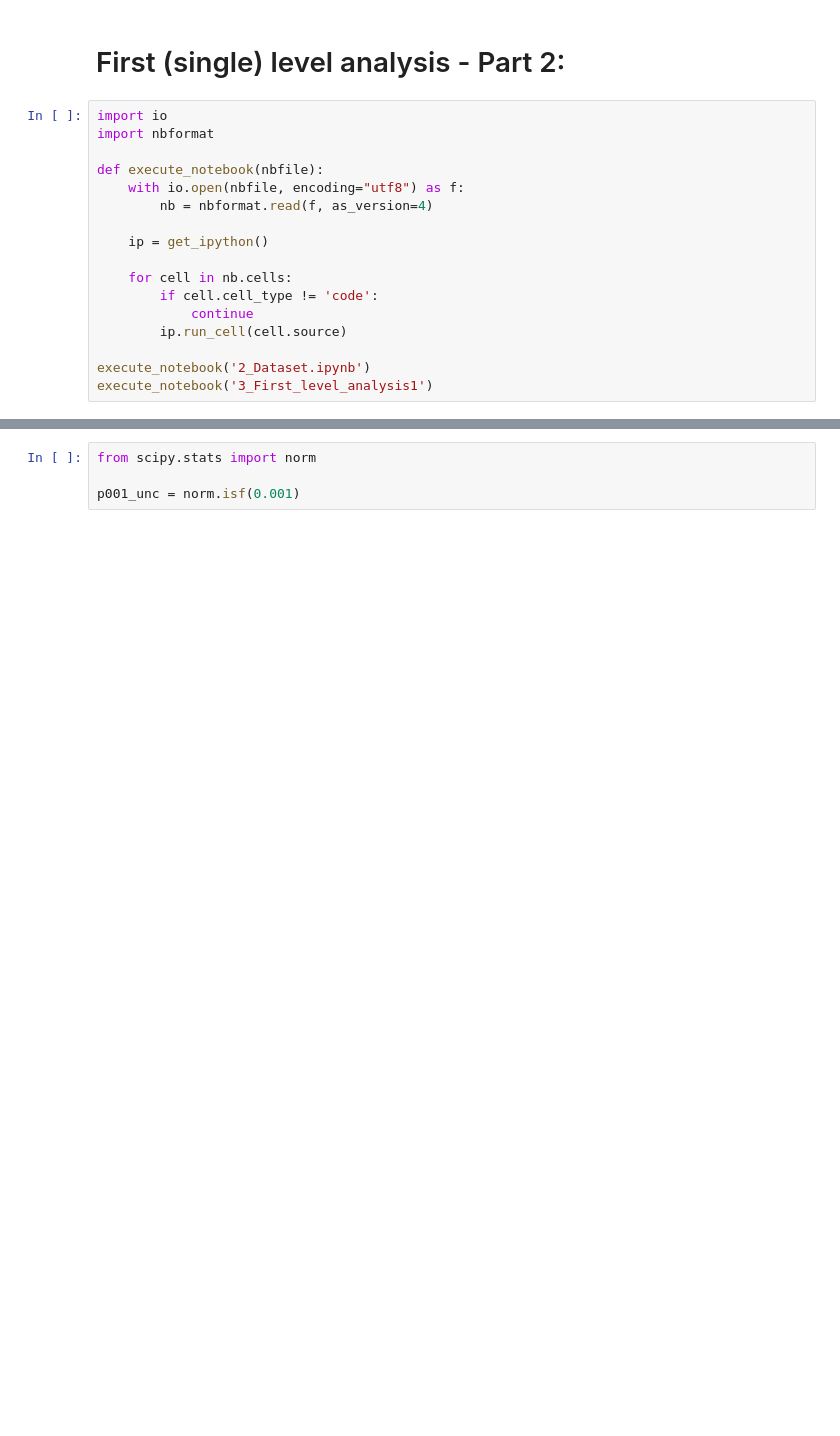
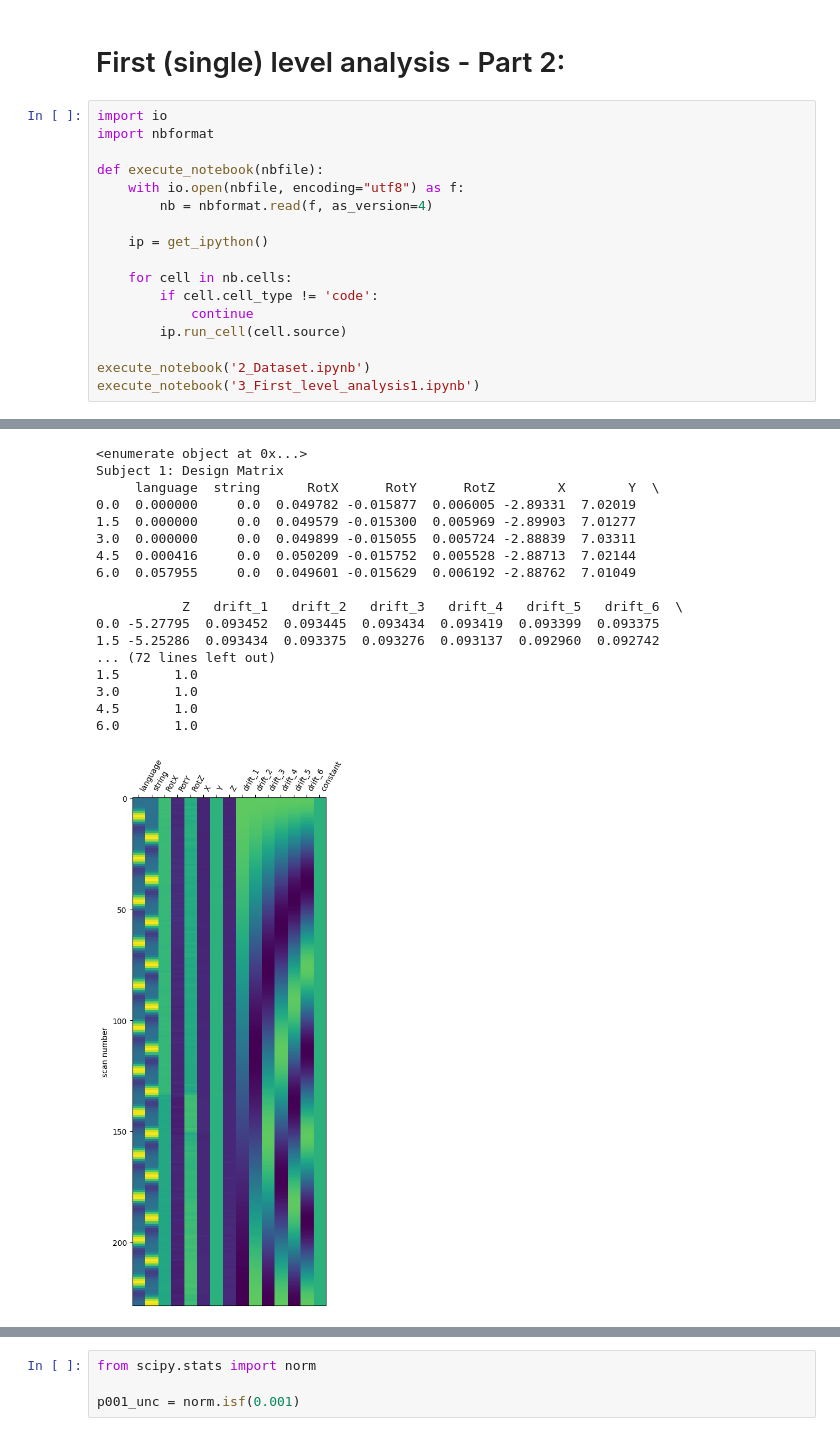
Before and after one commit to pegaseehorn/nilearn_notebook, a Jupyter notebook: book/fMRI_analysis_with_nilearn/3.2_First_level_analysis2.ipynb, the cells around one changed output, grey strips where cells are left out. Drawn from its saved outputs; the diff is of its cells as text; blank space fills up the shorter version.

```diff
--- a/book/fMRI_analysis_with_nilearn/3.2_First_level_analysis2.ipynb
+++ b/book/fMRI_analysis_with_nilearn/3.2_First_level_analysis2.ipynb
@@ -16,4 +16,5 @@ def execute_notebook(nbfile):
         ip.run_cell(cell.source)
 
 execute_notebook('2_Dataset.ipynb')
-execute_notebook('3_First_level_analysis1')
+execute_notebook('3_First_level_analysis1.ipynb')
+# %% [output]
@@ -19,0 +38,18 @@ execute_notebook('3_First_level_analysis1')
+<enumerate object at 0x...>
+Subject 1: Design Matrix
+     language  string      RotX      RotY      RotZ        X        Y  \
+0.0  0.000000     0.0  0.049782 -0.015877  0.006005 -2.89331  7.02019
+1.5  0.000000     0.0  0.049579 -0.015300  0.005969 -2.89903  7.01277
+3.0  0.000000     0.0  0.049899 -0.015055  0.005724 -2.88839  7.03311
+4.5  0.000416     0.0  0.050209 -0.015752  0.005528 -2.88713  7.02144
+6.0  0.057955     0.0  0.049601 -0.015629  0.006192 -2.88762  7.01049
+
+           Z   drift_1   drift_2   drift_3   drift_4   drift_5   drift_6  \
+0.0 -5.27795  0.093452  0.093445  0.093434  0.093419  0.093399  0.093375
+1.5 -5.25286  0.093434  0.093375  0.093276  0.093137  0.092960  0.092742
+... (72 lines left out)
+1.5       1.0
+3.0       1.0
+4.5       1.0
+6.0       1.0
+[figure, added]
```
Also changed, not shown: parts of 7 cells of this notebook, 8 other files.
